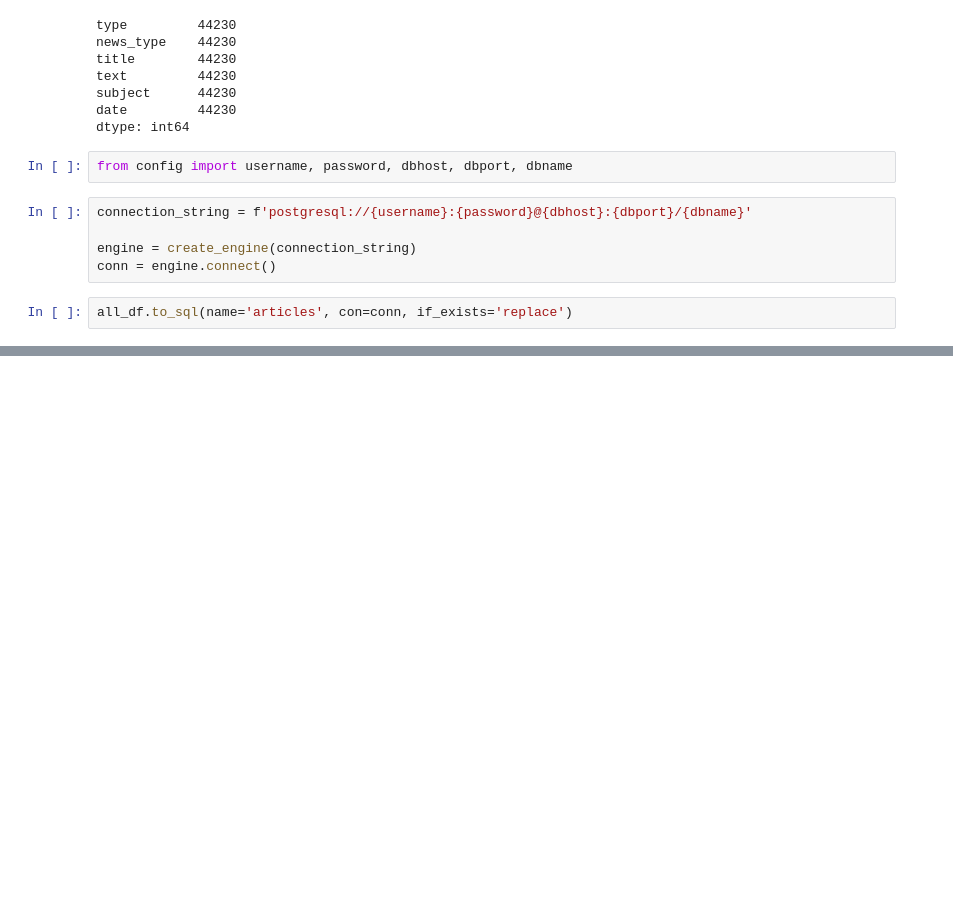
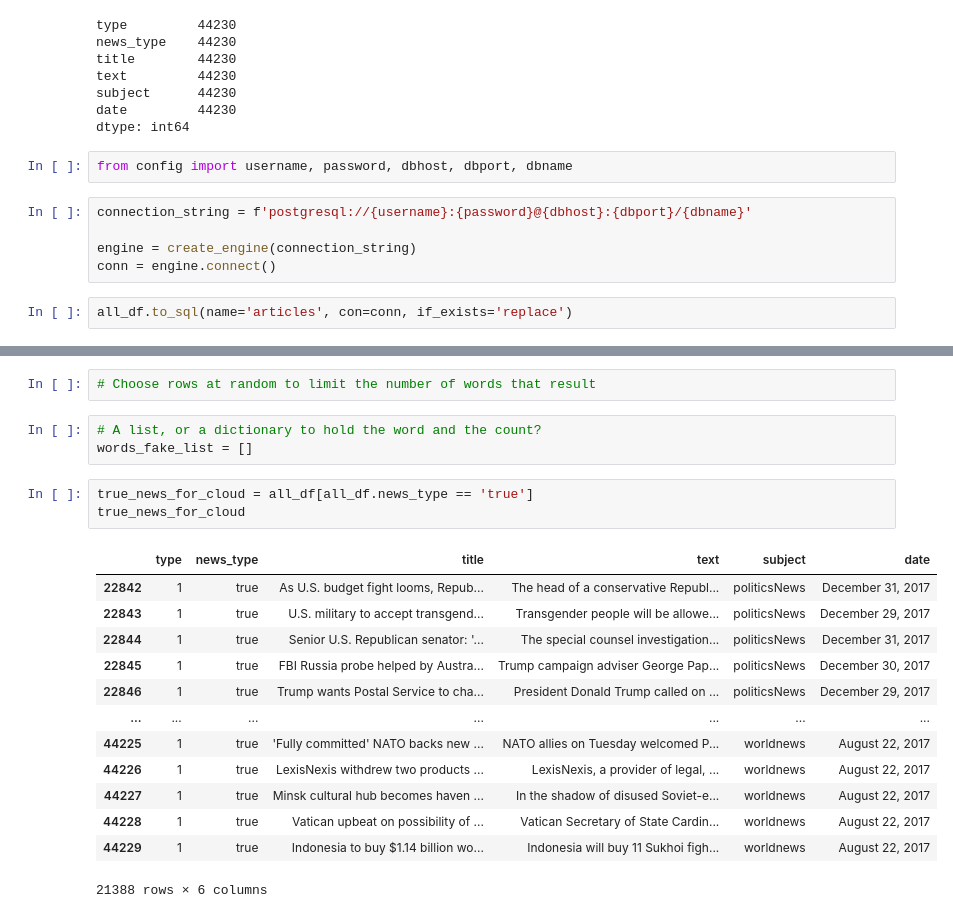
Before and after one commit to sydnipierce/final-project, a Jupyter notebook: Exploratory.ipynb, the cells around one changed output, grey strips where cells are left out. Drawn from its saved outputs; the diff is of its cells as text; blank space fills up the shorter version.

```diff
--- a/Exploratory.ipynb
+++ b/Exploratory.ipynb
@@ -462,0 +518,22 @@ all_df.to_sql(name='articles', con=conn, if_exists='replace')
+# %%
+# Choose rows at random to limit the number of words that result
+# %%
+# A list, or a dictionary to hold the word and the count?
+words_fake_list = []
+# %%
+true_news_for_cloud = all_df[all_df.news_type == 'true']
+true_news_for_cloud
+# %% [output]
+|  | type | news_type | title | text | subject | date |
+| 22842 | 1 | true | As U.S. budget fight looms, Repub... | The head of a conservative Republ... | politicsNews | December 31, 2017 |
+| 22843 | 1 | true | U.S. military to accept transgend... | Transgender people will be allowe... | politicsNews | December 29, 2017 |
+| 22844 | 1 | true | Senior U.S. Republican senator: '... | The special counsel investigation... | politicsNews | December 31, 2017 |
+| 22845 | 1 | true | FBI Russia probe helped by Austra... | Trump campaign adviser George Pap... | politicsNews | December 30, 2017 |
+| 22846 | 1 | true | Trump wants Postal Service to cha... | President Donald Trump called on ... | politicsNews | December 29, 2017 |
+| ... | ... | ... | ... | ... | ... | ... |
+| 44225 | 1 | true | 'Fully committed' NATO backs new ... | NATO allies on Tuesday welcomed P... | worldnews | August 22, 2017 |
+| 44226 | 1 | true | LexisNexis withdrew two products ... | LexisNexis, a provider of legal, ... | worldnews | August 22, 2017 |
+| 44227 | 1 | true | Minsk cultural hub becomes haven ... | In the shadow of disused Soviet-e... | worldnews | August 22, 2017 |
+| 44228 | 1 | true | Vatican upbeat on possibility of ... | Vatican Secretary of State Cardin... | worldnews | August 22, 2017 |
+| 44229 | 1 | true | Indonesia to buy $1.14 billion wo... | Indonesia will buy 11 Sukhoi figh... | worldnews | August 22, 2017 |
+21388 rows × 6 columns
```
Also changed, not shown: parts of 7 cells of this notebook, 1 other file.
